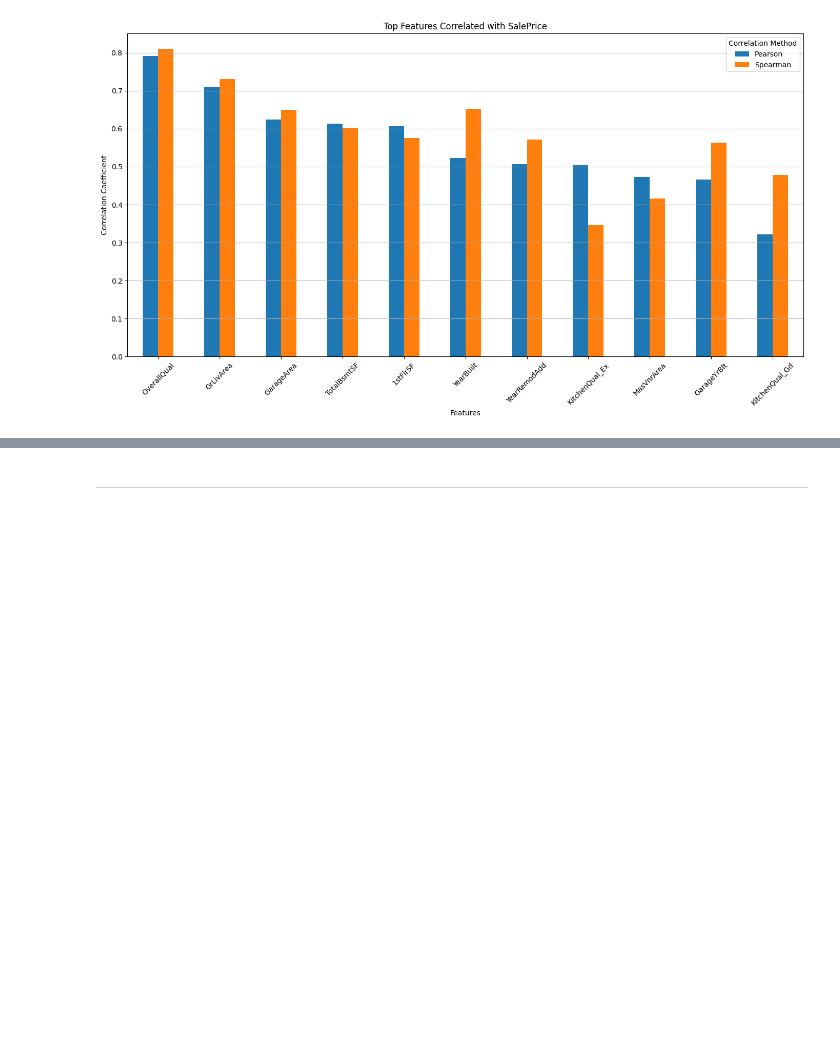
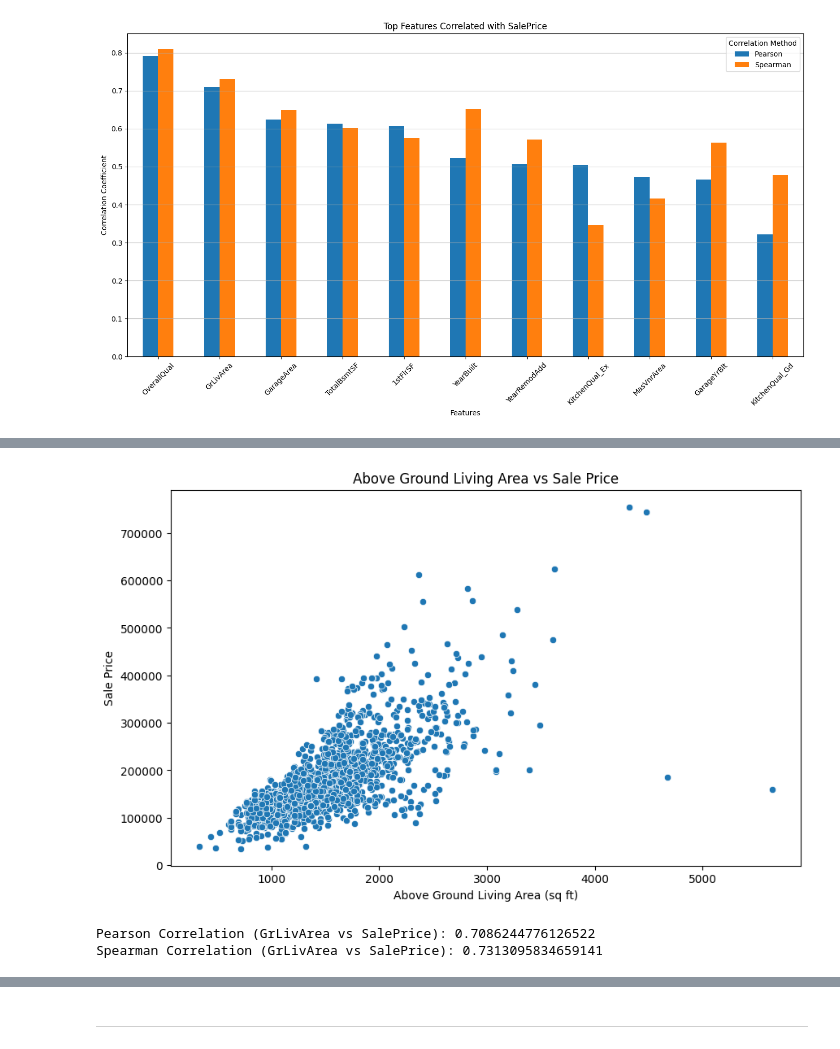
Before and after one commit to Olala2024/project-5, a Jupyter notebook: jupyter_notebooks/03-CorrelationStudy.ipynb, the cells around one changed output, grey strips where cells are left out. Cells and saved outputs as stored; diff of their text form; code cells hidden in the pictures; blank space fills up the shorter version.

```diff
--- a/jupyter_notebooks/03-CorrelationStudy.ipynb
+++ b/jupyter_notebooks/03-CorrelationStudy.ipynb
@@ -331,0 +372,17 @@ plt.show()
+# %%
+# Hypothesis 2: Larger Living Areas Result in Higher Sale Prices
+plt.figure(figsize=(10, 6))
+sns.scatterplot(x='GrLivArea', y='SalePrice', data=df_encoded)
+plt.title('Above Ground Living Area vs Sale Price')
+plt.xlabel('Above Ground Living Area (sq ft)')
+plt.ylabel('Sale Price')
+plt.show()
+
+pearson_corr_2, _ = pearsonr(df_encoded['GrLivArea'], df_encoded['SalePrice'])
+spearman_corr_2, _ = spearmanr(df_encoded['GrLivArea'], df_encoded['SalePrice'])
+print(f"Pearson Correlation (GrLivArea vs SalePrice): {pearson_corr_2}")
+print(f"Spearman Correlation (GrLivArea vs SalePrice): {spearman_corr_2}")
+# %% [output]
+[figure, added]
+Pearson Correlation (GrLivArea vs SalePrice): 0.7086244776126522
+Spearman Correlation (GrLivArea vs SalePrice): 0.7313095834659141
```
Also changed, not shown: parts of 7 cells of this notebook.
